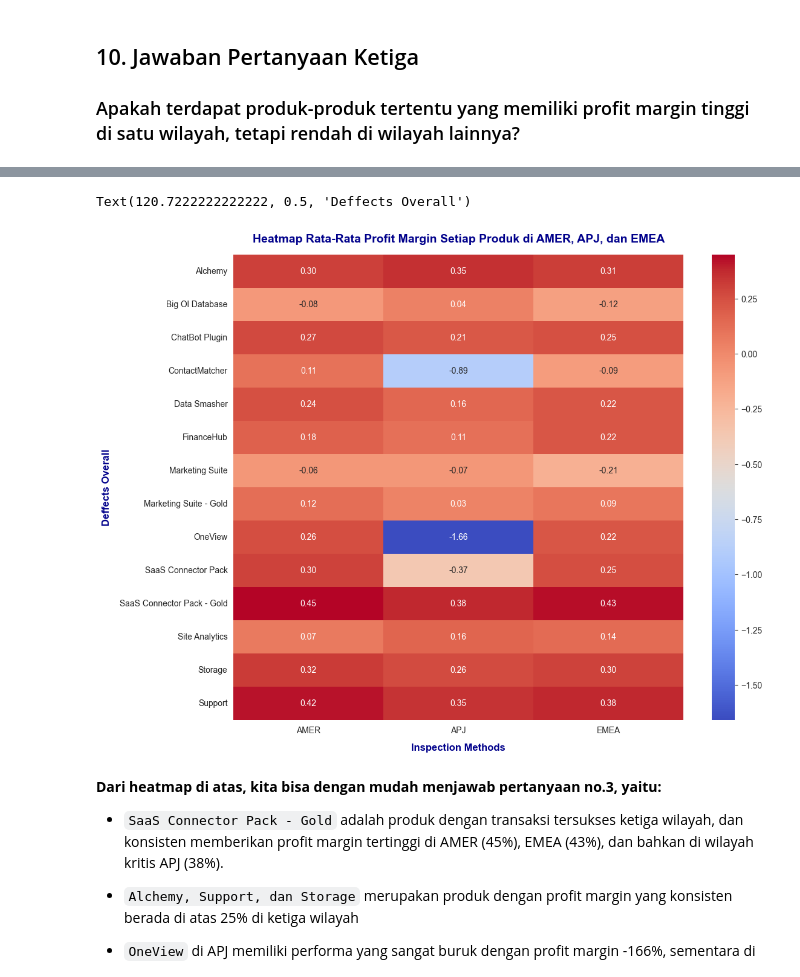
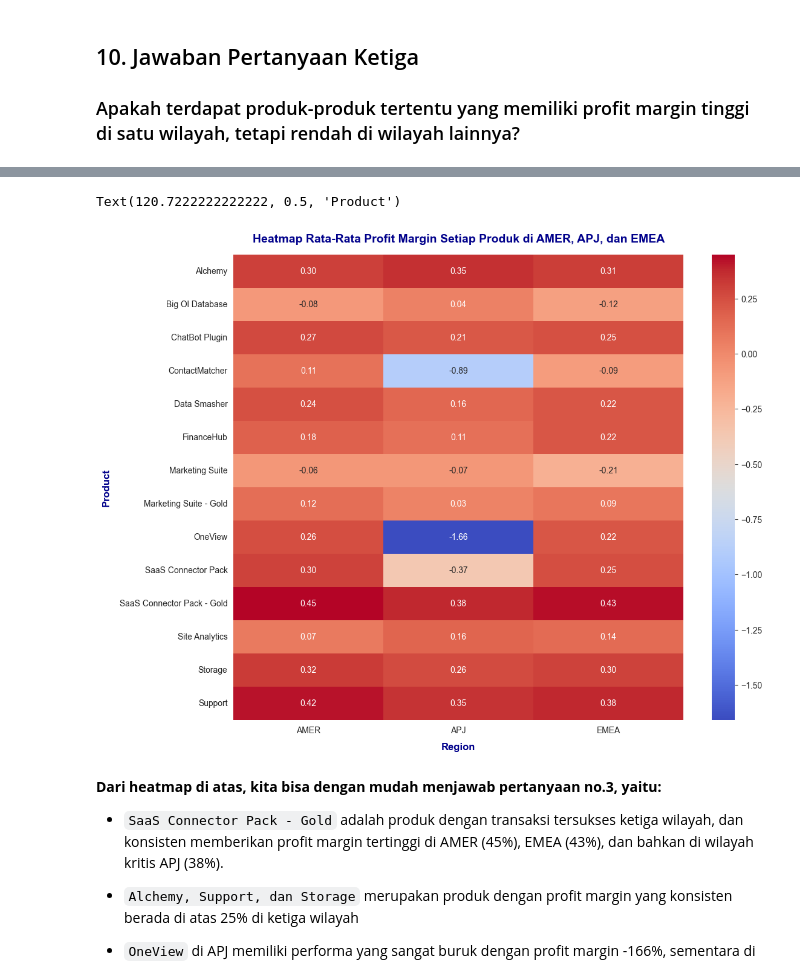
Before and after one commit to tamaracoding/analisis-profitabilitas-regional-AWS-Capstone-Project-2, a Jupyter notebook: Aws Saas Regional Profitability Analysis.ipynb, the cells around one changed output, grey strips where cells are left out. Drawn from its saved outputs; the diff is of its cells as text; code cells hidden in the pictures.

```diff
--- a/Aws Saas Regional Profitability Analysis.ipynb
+++ b/Aws Saas Regional Profitability Analysis.ipynb
@@ -917,16 +927,16 @@ product_profitmarg_corr
 # %%
 plt.figure(figsize=(12,10))
 sns.heatmap(product_profitmarg_corr.T, annot = True, cmap = 'coolwarm', fmt = '.2f')
 plt.title('Heatmap Rata-Rata Profit Margin Setiap Produk di AMER, APJ, dan EMEA',
          fontweight = 'bold', color = 'darkblue',
          fontsize = 14, pad = 15)
-plt.xlabel('Inspection Methods',fontweight = 'bold', color = 'darkblue',
+plt.xlabel('Region',fontweight = 'bold', color = 'darkblue',
           fontsize = 12, labelpad = 10)
-plt.ylabel('Deffects Overall',fontweight = 'bold', color = 'darkblue',
+plt.ylabel('Product',fontweight = 'bold', color = 'darkblue',
           fontsize = 12, labelpad = 10)
 # %% [output]
-Text(120.7222222222222, 0.5, 'Deffects Overall')
+Text(120.7222222222222, 0.5, 'Product')
-[figure, old version]
+[figure, new version]
 # %% [markdown]
 **Dari heatmap di atas, kita bisa dengan mudah menjawab pertanyaan no.3, yaitu:**
 - `SaaS Connector Pack - Gold` adalah produk dengan transaksi tersukses ketiga wilayah, dan konsisten memberikan profit margin tertinggi di AMER (45%), EMEA (43%), dan bahkan di wilayah kritis APJ (38%).
```
Also changed, not shown: parts of 11 cells of this notebook.
